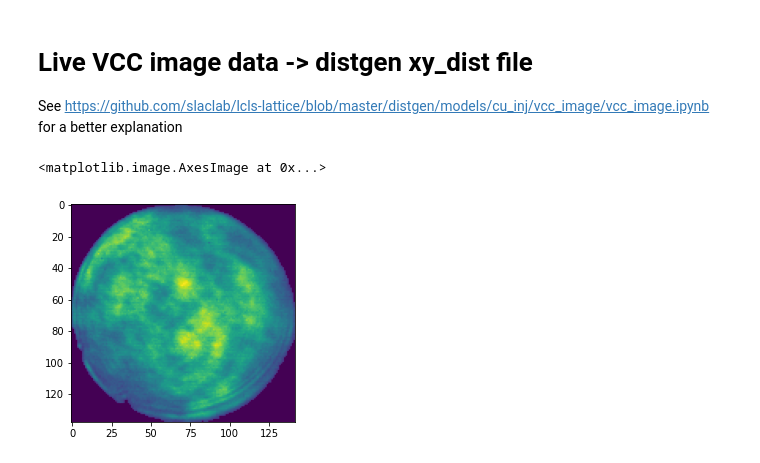
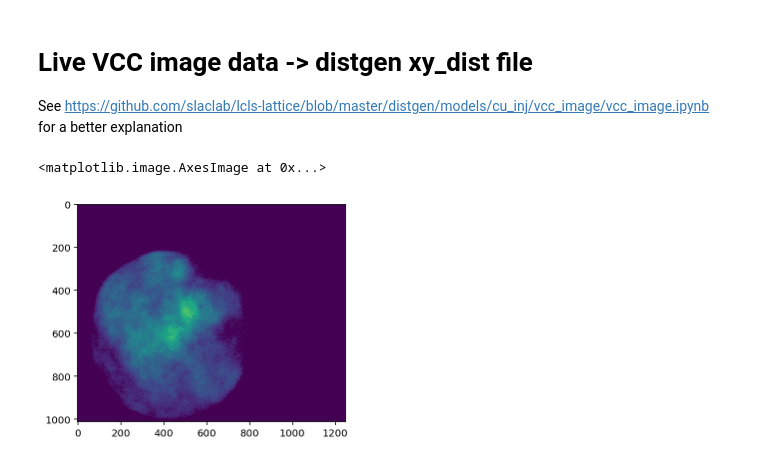
Before and after one commit to ChristopherMayes/lume-impact-live-demo, a Jupyter notebook: get_vcc_image.ipynb, the cells around one changed output. Saved outputs shown, nothing was run; the diff lists cells and outputs as text; code cells hidden in the pictures.

```diff
--- a/get_vcc_image.ipynb
+++ b/get_vcc_image.ipynb
@@ -47,10 +47,16 @@ VCC_DEVICE_PV = {
 
 }
 
-def get_vcc_data(vcc_device):
+def get_vcc_data(vcc_device, pvdata=None):
     # Get actual PVs
     d = VCC_DEVICE_PV[vcc_device]
-    data =  dict(zip(d.keys(), epics.caget_many(d.values())))
+
+    if pvdata:
+        values = [pvdata[k] for k in d.values()]
+    else:
+        values = epics.caget_many(d.values())
+
+    data =  dict(zip(d.keys(),values))
     # Make consistent units
     if data['resolution_units'] == 'um/px':
         data['resolution_units'] = 'um'
@@ -59,15 +65,19 @@ def get_vcc_data(vcc_device):
 
 #get_vcc_data('CAMR:LT10:900')
 # %%
-def isolate_image(img):
+def isolate_image(img, fclip=0.08):
     """
     Uses a masking technique to isolate the VCC image
     """
     img=img.copy()
 
+    # Clip lowest fclip fraction
+    img[img < np.max(img)* fclip] = 0
+
+
     # Filter out hot pixels to use aas a mask
     # https://scikit-image.org/docs/0.12.x/auto_examples/xx_applications/plot_rank_filters.html
-    img2 = median(img_as_ubyte(img), disk(1))
+    img2 = median(img_as_ubyte(img), disk(2))
 
     elevation_map = sobel(img2)
     markers = np.zeros_like(img2)
@@ -102,35 +112,42 @@ def write_distgen_xy_dist(filename, image, resolution, resolution_units='m'):
     # Get width of each dimension
     widths = resolution * np.array(image.shape)
 
+    center_y = 0
+    center_x = 0
+
     # Form header
-    header = f"""x {widths[1]} {widths[1]/2} [{resolution_units}]
-y {widths[0]} {widths[0]/2}  [{resolution_units}]"""
+    header = f"""x {widths[1]} {center_x} [{resolution_units}]
+y {widths[0]} {center_y}  [{resolution_units}]"""
 
     # Save with the correct orientation
     np.savetxt(filename, np.flip(image, axis=0), header=header, comments='')
 
     return os.path.abspath(filename)
 # %%
-def get_live_distgen_xy_dist(filename='test.txt', vcc_device='CAMR:IN20:186'):
+def get_live_distgen_xy_dist(filename='test.txt', vcc_device='CAMR:IN20:186', pvdata=None, fclip=0.08):
 
     # Get data
-    dat = get_vcc_data(vcc_device)
+    dat = get_vcc_data(vcc_device, pvdata)
 
     arr = dat['array']
     image = arr.reshape(dat['size_y'], dat['size_x'])
 
-    cutimg = isolate_image(image)
+    cutimg = isolate_image(image, fclip=fclip)
 
-  #  return image, cutimg
+    assert cutimg.ptp() > 0
 
     fout = write_distgen_xy_dist(filename, cutimg, dat['resolution'], resolution_units=dat['resolution_units'])
 
-    return fout
+    return fout, image, cutimg
 
 
-#import matplotlib.pyplot as plt
-#i1, i2 = get_live_distgen_xy_dist(vcc_device='CAMR:IN20:186')
-#plt.imshow(i2)
+# import matplotlib.pyplot as plt
+# %config InlineBackend.figure_format = 'retina'
+# #fout, i1, i2 = get_live_distgen_xy_dist(vcc_device='CAMR:IN20:186')
+# fout, i1, i2 = get_live_distgen_xy_dist(vcc_device='CAMR:LT10:900', fclip=0.08)
+#
+# plt.imshow(i2)
+#
 # %% [output]
 <matplotlib.image.AxesImage at 0x...>
-[figure, old version]
+[figure, new version]
```
Also changed, not shown: parts of 3 cells of this notebook, 6 other files.
